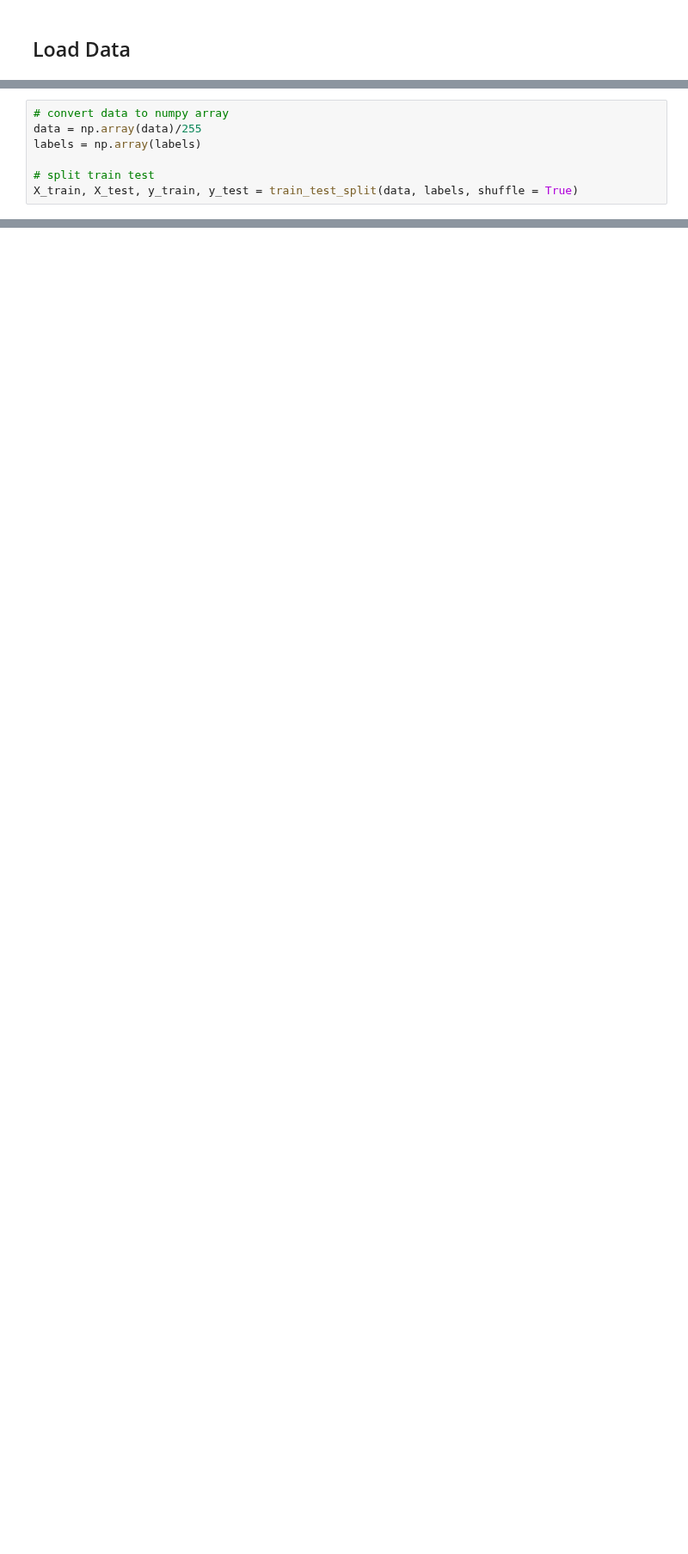
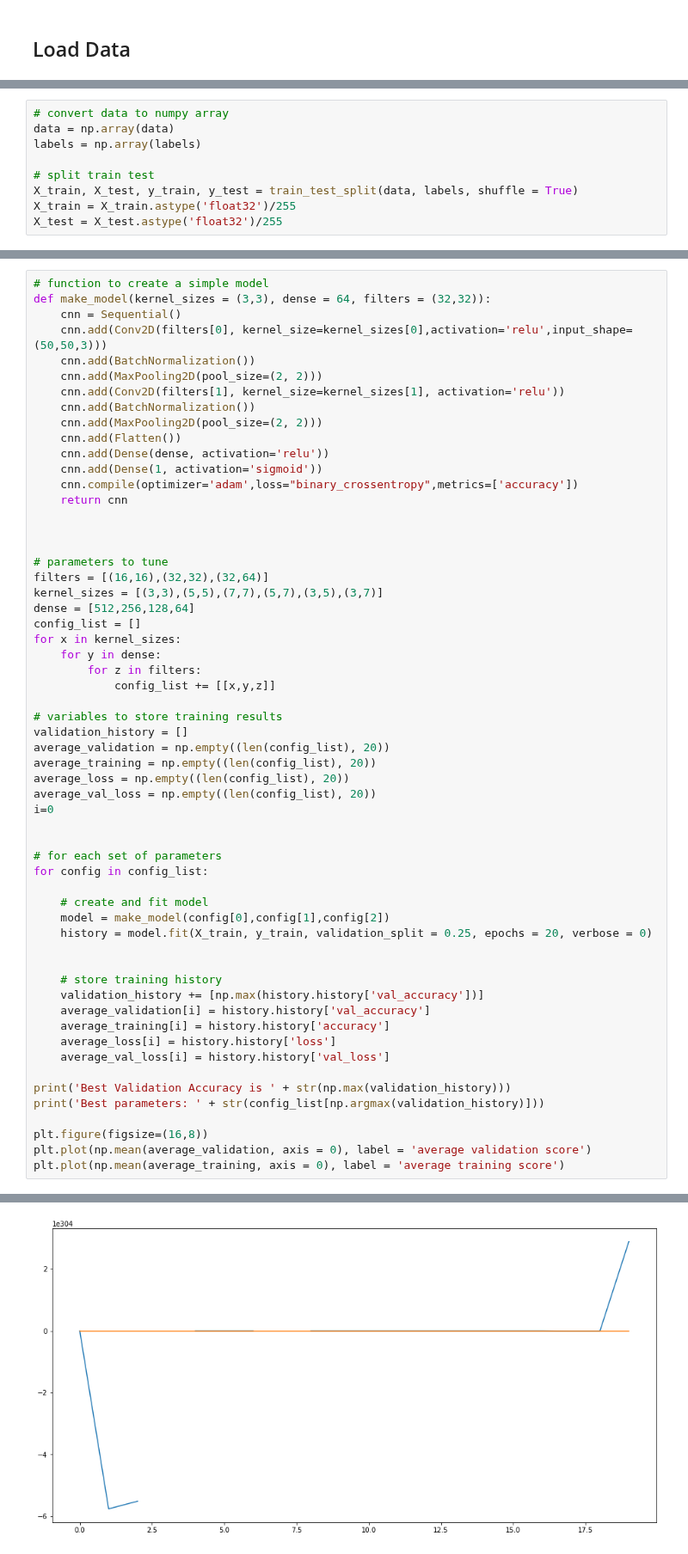
Before and after one commit to michaelqizhi/assignment-5-michaelqizhi, a Jupyter notebook: task3.ipynb, the cells around one changed output, grey strips where cells are left out. Shown at 86% size. Cells and saved outputs as stored; diff of their text form; blank space fills up the shorter version.

```diff
--- a/task3.ipynb
+++ b/task3.ipynb
@@ -31,8 +38,10 @@ for x in [uninfected_path,infected_path]:
     label += 1
 # %%
 # convert data to numpy array
-data = np.array(data)/255
+data = np.array(data)
 labels = np.array(labels)
 
 # split train test
 X_train, X_test, y_train, y_test = train_test_split(data, labels, shuffle = True)
+X_train = X_train.astype('float32')/255
+X_test = X_test.astype('float32')/255
@@ -38,0 +51,59 @@ X_train, X_test, y_train, y_test = train_test_split(data, labels, shuffle = True
+# %%
+# function to create a simple model
+def make_model(kernel_sizes = (3,3), dense = 64, filters = (32,32)):
+    cnn = Sequential()
+    cnn.add(Conv2D(filters[0], kernel_size=kernel_sizes[0],activation='relu',input_shape=(50,50,3)))
+    cnn.add(BatchNormalization())
+    cnn.add(MaxPooling2D(pool_size=(2, 2)))
+    cnn.add(Conv2D(filters[1], kernel_size=kernel_sizes[1], activation='relu'))
+    cnn.add(BatchNormalization())
+    cnn.add(MaxPooling2D(pool_size=(2, 2)))
+    cnn.add(Flatten())
+    cnn.add(Dense(dense, activation='relu'))
+    cnn.add(Dense(1, activation='sigmoid'))
+    cnn.compile(optimizer='adam',loss="binary_crossentropy",metrics=['accuracy'])
+    return cnn
+
+
+
+# parameters to tune
+filters = [(16,16),(32,32),(32,64)]
+kernel_sizes = [(3,3),(5,5),(7,7),(5,7),(3,5),(3,7)]
+dense = [512,256,128,64]
+config_list = []
+for x in kernel_sizes:
+    for y in dense:
+        for z in filters:
+            config_list += [[x,y,z]]
+
+# variables to store training results
+validation_history = []
+average_validation = np.empty((len(config_list), 20))
+average_training = np.empty((len(config_list), 20))
+average_loss = np.empty((len(config_list), 20))
+average_val_loss = np.empty((len(config_list), 20))
+i=0
+
+
+# for each set of parameters
+for config in config_list:
+
+    # create and fit model
+    model = make_model(config[0],config[1],config[2])
+    history = model.fit(X_train, y_train, validation_split = 0.25, epochs = 20, verbose = 0)
+
+
+    # store training history
+    validation_history += [np.max(history.history['val_accuracy'])]
+    average_validation[i] = history.history['val_accuracy']
+    average_training[i] = history.history['accuracy']
+    average_loss[i] = history.history['loss']
+    average_val_loss[i] = history.history['val_loss']
+
+print('Best Validation Accuracy is ' + str(np.max(validation_history)))
+print('Best parameters: ' + str(config_list[np.argmax(validation_history)]))
+
+plt.figure(figsize=(16,8))
+plt.plot(np.mean(average_validation, axis = 0), label = 'average validation score')
+plt.plot(np.mean(average_training, axis = 0), label = 'average training score')
+# %% [output]
@@ -38,0 +120 @@ X_train, X_test, y_train, y_test = train_test_split(data, labels, shuffle = True
+[figure, added]
```
Also changed, not shown: parts of 19 cells of this notebook.
